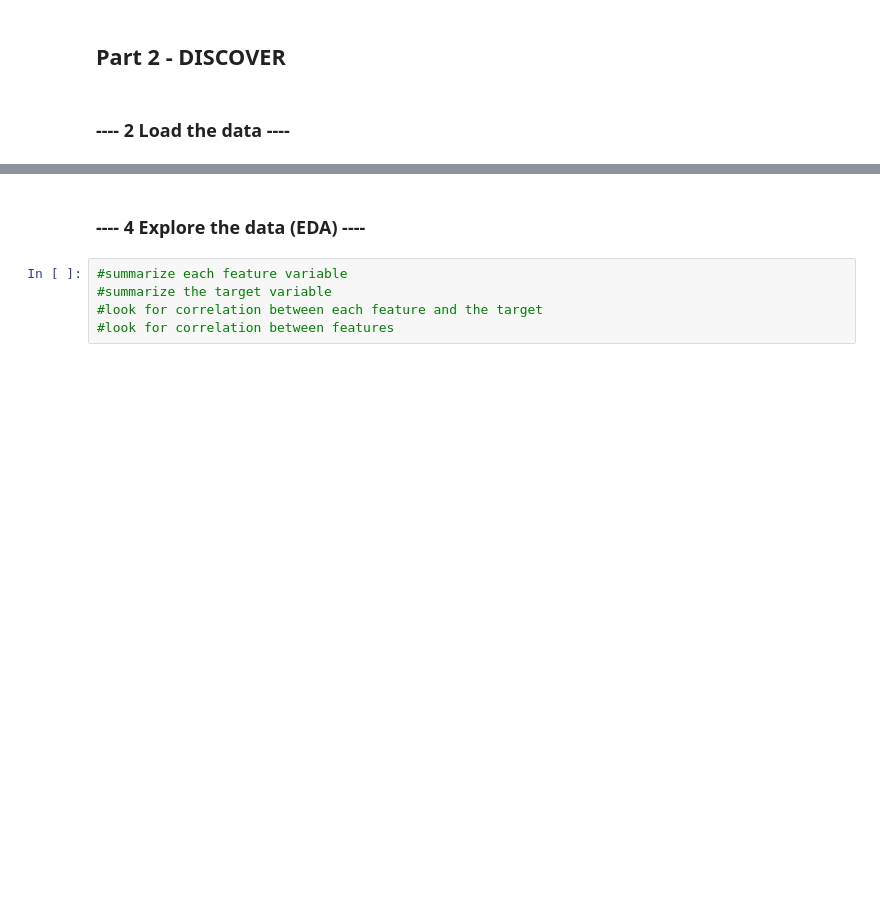
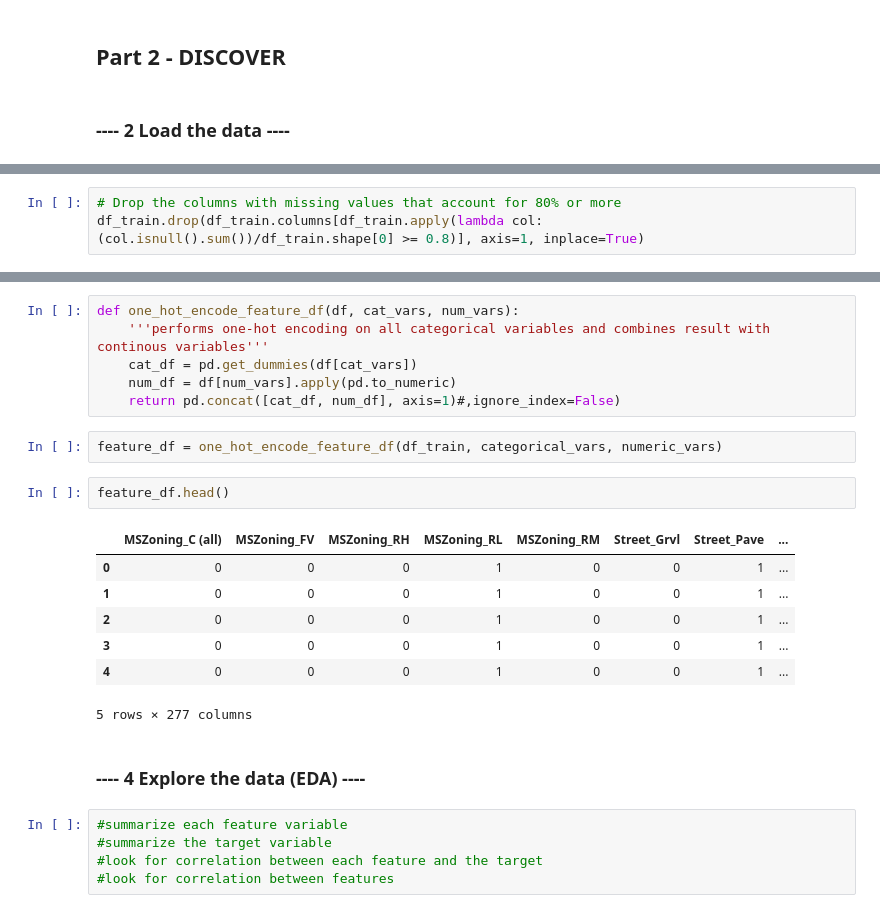
Before and after one commit to vbabashov/house-prices, a Jupyter notebook: price_prediction.ipynb, the cells around one changed output, grey strips where cells are left out. Saved outputs shown, nothing was run; the diff lists cells and outputs as text; blank space fills up the shorter version.

```diff
--- a/price_prediction.ipynb
+++ b/price_prediction.ipynb
@@ -61,0 +170,3 @@ df.columns.shape
+# %%
+# Drop the columns with missing values that account for 80% or more
+df_train.drop(df_train.columns[df_train.apply(lambda col: (col.isnull().sum())/df_train.shape[0] >= 0.8)], axis=1, inplace=True)
@@ -62,3 +184,21 @@ df.columns.shape
+# %%
+def one_hot_encode_feature_df(df, cat_vars, num_vars):
+    '''performs one-hot encoding on all categorical variables and combines result with continous variables'''
+    cat_df = pd.get_dummies(df[cat_vars])
+    num_df = df[num_vars].apply(pd.to_numeric)
+    return pd.concat([cat_df, num_df], axis=1)#,ignore_index=False)
+# %%
+feature_df = one_hot_encode_feature_df(df_train, categorical_vars, numeric_vars)
+# %%
+feature_df.head()
+# %% [output]
+|  | MSZoning_C (all) | MSZoning_FV | MSZoning_RH | MSZoning_RL | MSZoning_RM | Street_Grvl | Street_Pave | ... |
+| 0 | 0 | 0 | 0 | 1 | 0 | 0 | 1 | ... |
+| 1 | 0 | 0 | 0 | 1 | 0 | 0 | 1 | ... |
+| 2 | 0 | 0 | 0 | 1 | 0 | 0 | 1 | ... |
+| 3 | 0 | 0 | 0 | 1 | 0 | 0 | 1 | ... |
+| 4 | 0 | 0 | 0 | 1 | 0 | 0 | 1 | ... |
+5 rows × 277 columns
 # %% [markdown]
 ### ---- 4 Explore the data (EDA) ----
 # %%
```
Also changed, not shown: parts of 22 cells of this notebook.
